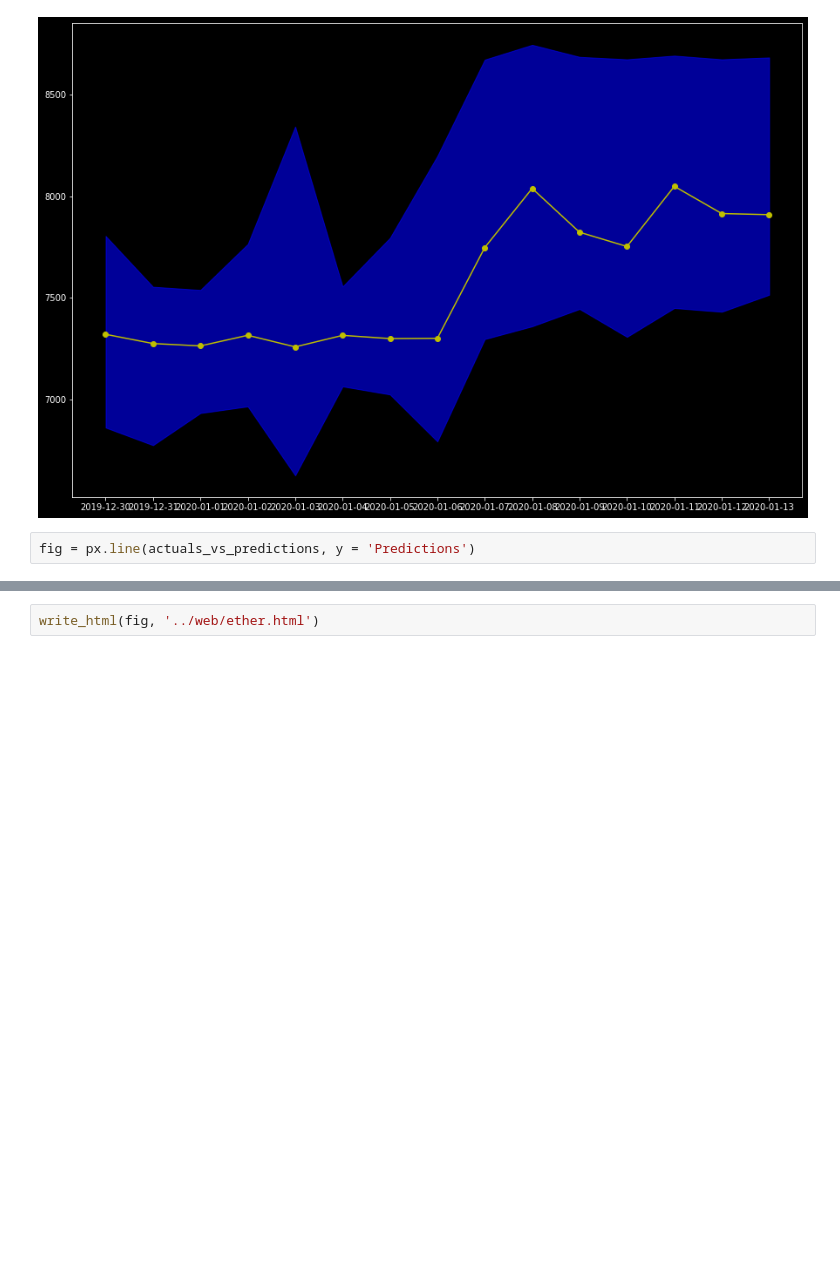
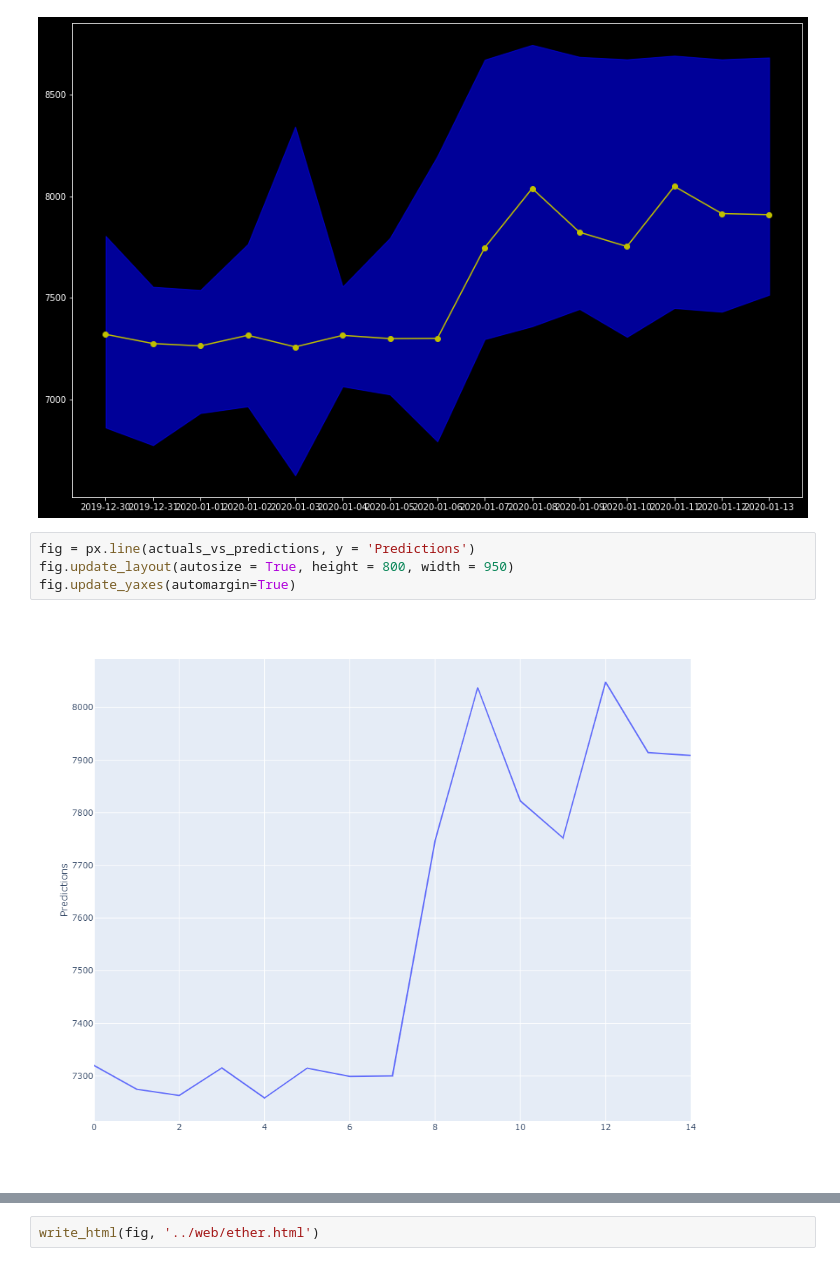
Before and after one commit to joshmiller32/Multi_Chain_Crypto_Wallet, a Jupyter notebook: ML/regression_model.ipynb, the cells around one changed output, grey strips where cells are left out. Drawn from its saved outputs; the diff is of its cells as text; blank space fills up the shorter version.

```diff
--- a/ML/regression_model.ipynb
+++ b/ML/regression_model.ipynb
@@ -189,6 +189,10 @@ The fig parameter must be a dict or Figure.
 [figure]
 # %%
 fig = px.line(actuals_vs_predictions, y = 'Predictions')
+fig.update_layout(autosize = True, height = 800, width = 950)
+fig.update_yaxes(automargin=True)
+# %% [output]
+[figure, added]
 # %%
 fig.show()
 # %% [output]
```
Also changed, not shown: parts of 1 cell of this notebook, 5 other files.
